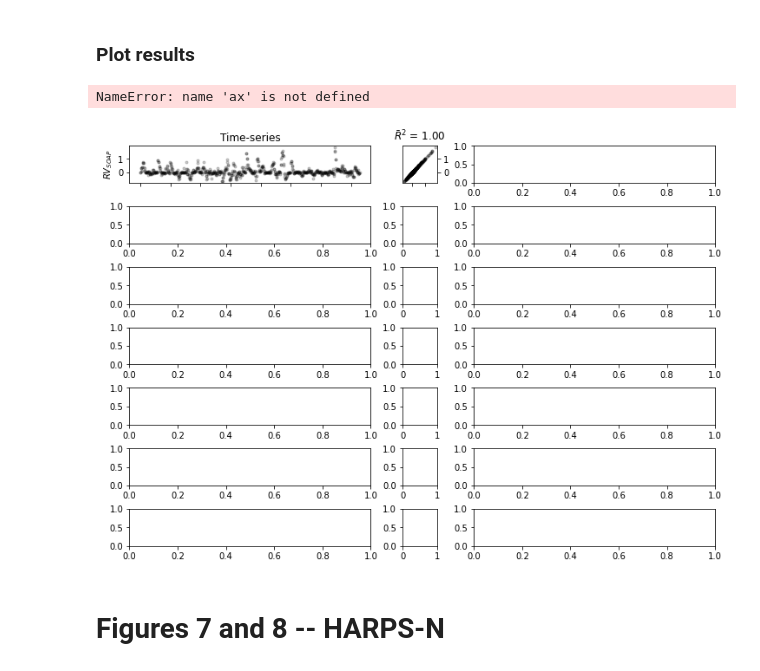
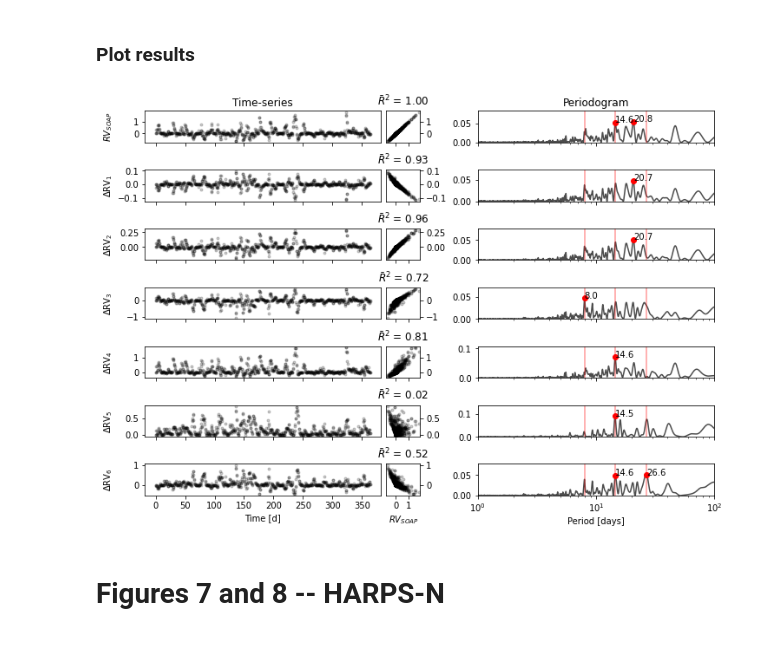
Before and after one commit to jinglinzhao/FIESTA-II, a Jupyter notebook: HARPS-N.ipynb, the cells around one changed output. Saved outputs shown, nothing was run; the diff lists cells and outputs as text; code cells hidden in the pictures.

Commit message:
update figure 6

```diff
--- a/HARPS-N.ipynb
+++ b/HARPS-N.ipynb
@@ -472,37 +472,36 @@ for r, row in enumerate(f6_axes):
 				score = reg.score(RV_gauss.reshape(-1, 1), RV_gauss.reshape(-1, 1))
 				adjust_R2 = 1-(1-score)*(N_file-1)/(N_file-1-1)
 				title = r'$\bar{R}$' + r'$^2$'
 				ax.set_title(title + ' = {:.2f}'.format(adjust_R2))
 				ax.plot(RV_gauss, RV_gauss, 'k.', alpha = alpha1)
 			if r>0:
 				reg = LinearRegression().fit(RV_gauss.reshape(-1, 1), ΔRV_k[r-1,:].reshape(-1, 1))
 				score = reg.score(RV_gauss.reshape(-1, 1), ΔRV_k[r-1,:].reshape(-1, 1))
 				adjust_R2 = 1-(1-score)*(N_file-1)/(N_file-1-1)
 				title = r'$\bar{R}$' + r'$^2$'
 				ax.set_title(title + ' = {:.2f}'.format(adjust_R2))
 				ax.plot(RV_gauss, ΔRV_k[r-1,:], 'k.', alpha = alpha1)
 			if r!=k_mode:
 				ax.tick_params(labelbottom=False)
 			else:
 				ax.set_xlabel('$RV_{SOAP}$')
 			ax.yaxis.tick_right()
 
 		if c==2:
 			if r==0:
-				periodogram6(t/2, RV_gauss, vlines=[8.0, 14.6, 26.6])
+				periodogram6(ax, t/2, RV_gauss, vlines=[8.0, 14.6, 26.6])
 				ax.set_title('Periodogram')
 			if r>0:
-				periodogram6(t/2, ΔRV_k[r-1,:], vlines=[8.0, 14.6, 26.6])
+				periodogram6(ax, t/2, ΔRV_k[r-1,:], vlines=[8.0, 14.6, 26.6])
 			if r!=k_mode:
 				ax.tick_params(labelbottom=False)
 			if r==k_mode:
 				ax.set_xlabel('Period [days]')
 fig6.align_ylabels(f6_axes[:, 0])
 plt.savefig('SOAP_FIESTA.pdf')
 plt.show()
 # %% [output]
-NameError: name 'ax' is not defined
-[figure, old version]
+[figure, new version]
 # %% [markdown]
 # Figures 7 and 8 -- HARPS-N
 # %% [markdown]
```
Also changed, not shown: parts of 5 cells of this notebook, 4 other files.
